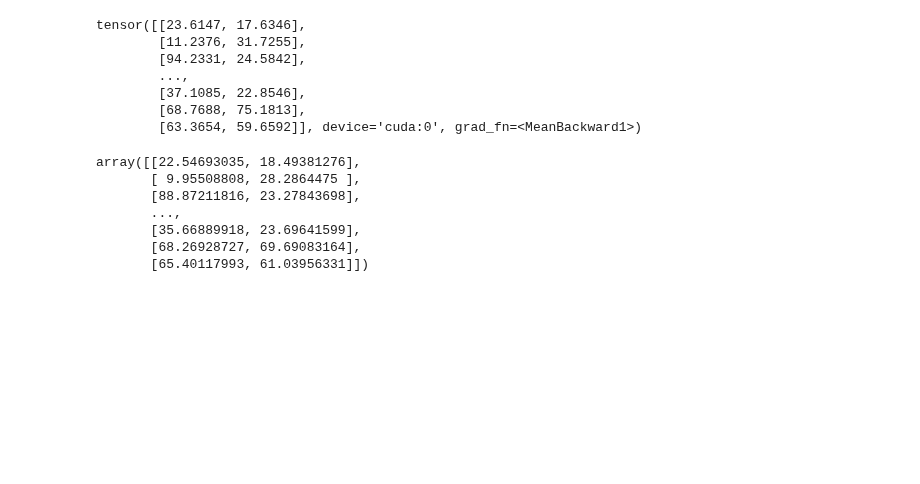
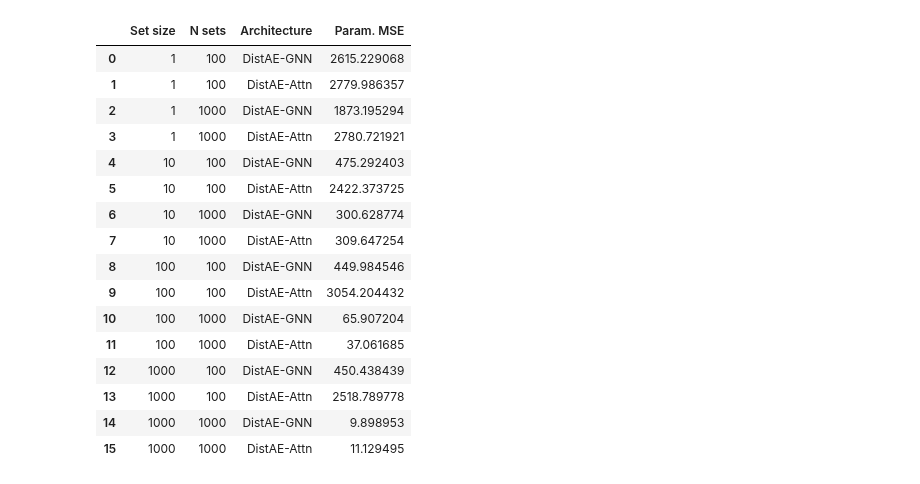
Before and after one commit to njwfish/DistributionEmbeddings, a Jupyter notebook: convergence.ipynb, the cells around one changed output. Drawn from its saved outputs; the diff is of its cells as text; code cells hidden in the pictures; blank space fills up the shorter version.

```diff
--- a/convergence.ipynb
+++ b/convergence.ipynb
@@ -53,20 +15,0 @@ z, rec = dist_ae(torch.from_numpy(x_test).float().cuda())
-# %%
-rec.mean(axis=1)
-# %% [output]
-tensor([[23.6147, 17.6346],
-        [11.2376, 31.7255],
-        [94.2331, 24.5842],
-        ...,
-        [37.1085, 22.8546],
-        [68.7688, 75.1813],
-        [63.3654, 59.6592]], device='cuda:0', grad_fn=<MeanBackward1>)
-# %%
-params_test[0]
-# %% [output]
-array([[22.54693035, 18.49381276],
-       [ 9.95508808, 28.2864475 ],
-       [88.87211816, 23.27843698],
-       ...,
-       [35.66889918, 23.69641599],
-       [68.26928727, 69.69083164],
-       [65.40117993, 61.03956331]])
@@ -72,0 +76,21 @@ array([[22.54693035, 18.49381276],
+# %%
+res_df = pd.DataFrame(d)
+res_df
+# %% [output]
+|  | Set size | N sets | Architecture | Param. MSE |
+| 0 | 1 | 100 | DistAE-GNN | 2615.229068 |
+| 1 | 1 | 100 | DistAE-Attn | 2779.986357 |
+| 2 | 1 | 1000 | DistAE-GNN | 1873.195294 |
+| 3 | 1 | 1000 | DistAE-Attn | 2780.721921 |
+| 4 | 10 | 100 | DistAE-GNN | 475.292403 |
+| 5 | 10 | 100 | DistAE-Attn | 2422.373725 |
+| 6 | 10 | 1000 | DistAE-GNN | 300.628774 |
+| 7 | 10 | 1000 | DistAE-Attn | 309.647254 |
+| 8 | 100 | 100 | DistAE-GNN | 449.984546 |
+| 9 | 100 | 100 | DistAE-Attn | 3054.204432 |
+| 10 | 100 | 1000 | DistAE-GNN | 65.907204 |
+| 11 | 100 | 1000 | DistAE-Attn | 37.061685 |
+| 12 | 1000 | 100 | DistAE-GNN | 450.438439 |
+| 13 | 1000 | 100 | DistAE-Attn | 2518.789778 |
+| 14 | 1000 | 1000 | DistAE-GNN | 9.898953 |
+| 15 | 1000 | 1000 | DistAE-Attn | 11.129495 |
```
Also changed, not shown: parts of 6 cells of this notebook, 1 other file.
